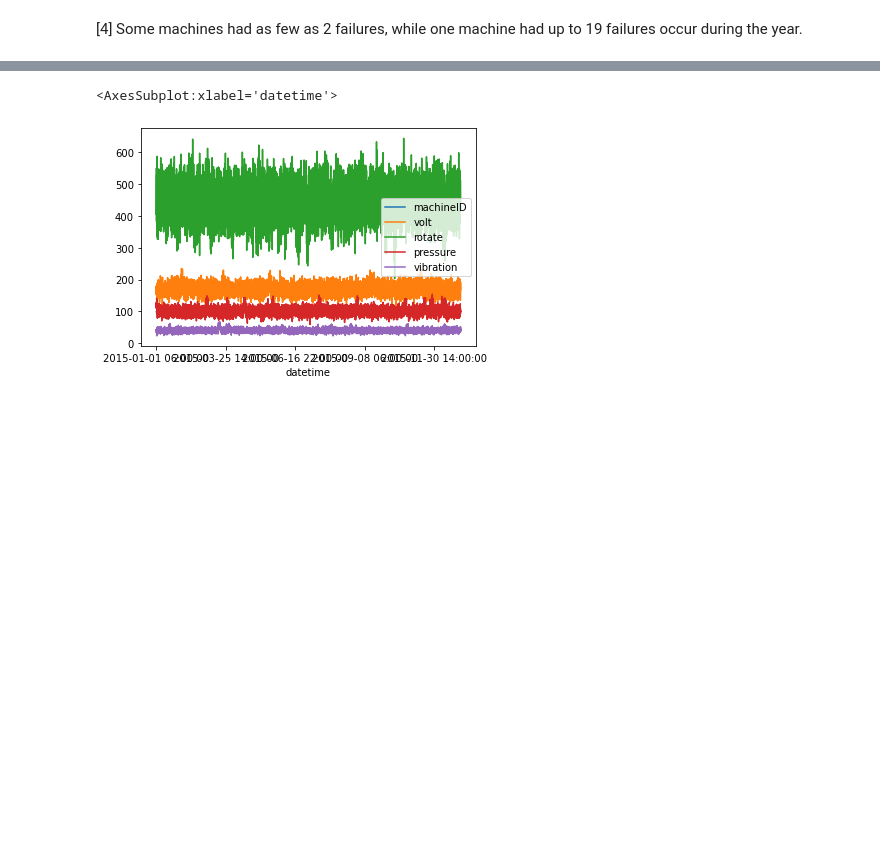
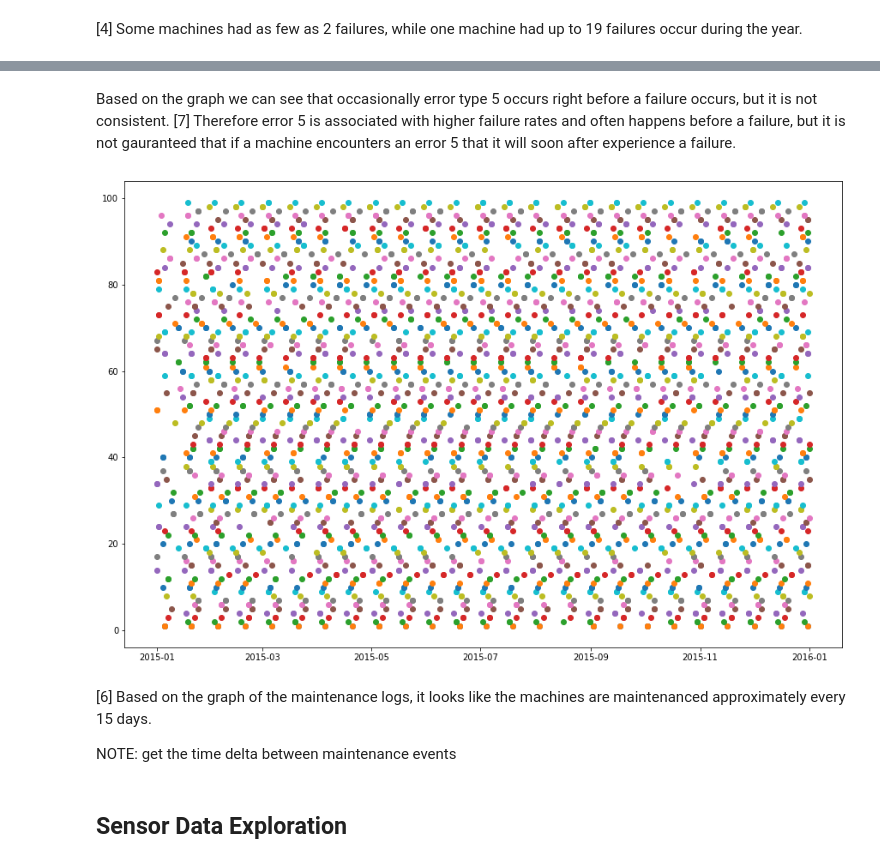
Before and after one commit to scosam/PredictiveMaintenance, a Jupyter notebook: notebooks/EDA.ipynb, the cells around one changed output, grey strips where cells are left out. Drawn from its saved outputs; the diff is of its cells as text; code cells hidden in the pictures; blank space fills up the shorter version.

```diff
--- a/notebooks/EDA.ipynb
+++ b/notebooks/EDA.ipynb
@@ -194,9 +294,24 @@ fail_log[['machineID', 'failure']].groupby('machineID').count().sort_values('fai
+# %% [markdown]
+Based on the graph we can see that occasionally error type 5 occurs right before a failure occurs, but it is not consistent. [7] Therefore error 5 is associated with higher failure rates and often happens before a failure, but it is not gauranteed that if a machine encounters an error 5 that it will soon after experience a failure.
+# %%
+maint_log = maint_log[maint_log['datetime'] > dt.datetime.fromisoformat('2015-01-01')]
+
+fig = plt.figure(figsize=(15,10))
+for m in np.linspace(1, 99, 100, dtype=int):
+    plt.plot(maint_log[maint_log['machineID'] == m].datetime, m * maint_log[maint_log['machineID'] == m].maintenance, marker='o', linestyle='')
+# %% [output]
+[figure, added]
+# %% [markdown]
+[6] Based on the graph of the maintenance logs, it looks like the machines are maintenanced approximately every 15 days.
+
+NOTE: get the time delta between maintenance events
+# %% [markdown]
+## Sensor Data Exploration
 # %%
 # Trends in sensor data
 mach_99 = sens_data[sens_data['machineID'] == 99].sort_values('datetime')
 mach_99.set_index('datetime', inplace=True)
-mach_99.drop(columns=['machineID'])
-mach_99.plot()
+mach_99.drop(columns=['machineID'], inplace=True)
+
+mach_99.plot(figsize=(15,10))
+plt.show()
-# %% [output]
-<AxesSubplot:xlabel='datetime'>
-[figure, removed]
```
Also changed, not shown: parts of 12 cells of this notebook.
